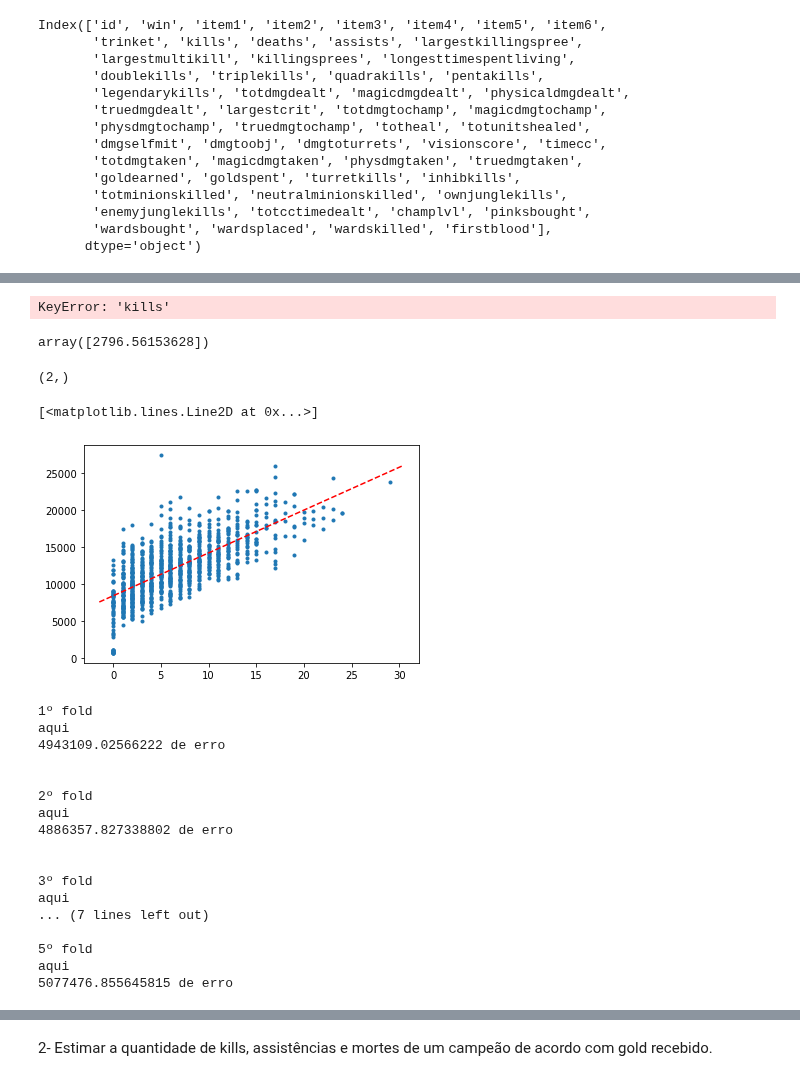
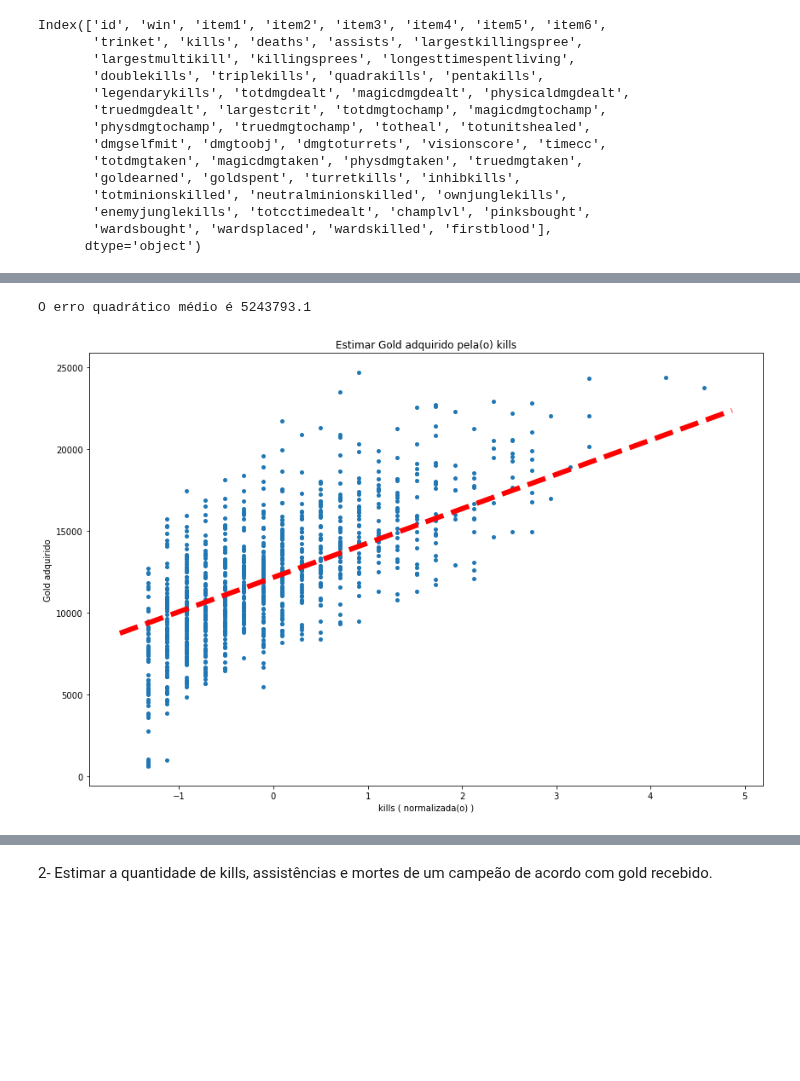
Before and after one commit to guilhermepoluc/league-of-legends-analysis-icd, a Jupyter notebook: regressao.ipynb, the cells around one changed output, grey strips where cells are left out. Saved outputs shown, nothing was run; the diff lists cells and outputs as text; code cells hidden in the pictures; blank space fills up the shorter version.

```diff
--- a/regressao.ipynb
+++ b/regressao.ipynb
@@ -92,8 +153,5 @@ def calculate_LinearRegression(X_train, y_train, X_test, y_test, columnToPrint,
 # %%
-calculate_LinearRegression(X_train, y_train, X_test, y_test, "kills", "Gold adquirido")
+calculate_LinearRegression(Z_train, y_train, Z_test, y_test, "kills", "Gold adquirido")
 # %% [output]
-KeyError: 'kills'
+O erro quadrático médio é 5243793.1
+[figure, added]
-# %%
-clf.coef_
-# %% [output]
-array([2796.56153628])
@@ -103,54 +163,13 @@ intercept = clf.intercept_
 
 # plt.scatter(X_test['totminionskilled'][:samples], y_hat[:samples], label="1")
 
-slope = clf.coef_[0]
+# slope = clf.coef_[0]
 
 
 
-plt.scatter(X_test['kills'], y_val, marker='.')
-axes = plt.gca()
-x_vals = np.array(axes.get_xlim())
-# Z_vals = x_vals - x_vals.mean()
-# Z_vals = Z_vals /Z_vals.std()
-y_vals = intercept + slope* x_vals
-print(y_vals.shape)
-plt.plot(x_vals, y_vals, '--', color='r')
-# plt.legend()
+# plt.scatter(X_test['kills'], y_val, marker='.')
+# axes = plt.gca()
+# x_vals = np.array(axes.get_xlim())
+# y_vals = intercept + slope* x_vals
+# print(y_vals.shape)
+# plt.plot(x_vals, y_vals, '--', color='r')
-# %% [output]
-(2,)
-[<matplotlib.lines.Line2D at 0x...>]
-[figure, removed]
-# %%
-skf = StratifiedKFold(n_splits=, shuffle = True)
-fold = 1
-for train_index, val_index in skf.split(Z_train, y_train):
-    print('{}º fold'.format(fold))
-    clf = LinearRegression()
-    clf.fit(Z_train.values[train_index], y_train.values[train_index])
-    print('aqui')
-    y_val = y_train.values[val_index]
-    y_hat = clf.predict(Z_train.values[val_index])
-    # precision = (y_val == y_hat).mean()
-    error_mean = ((y_val - y_hat)**2).mean()
-    print('{} de erro'.format(error_mean))
-    print('')
-    print('')
-    fold += 1
-# %% [output]
-1º fold
-aqui
-4943109.02566222 de erro
-
-
-2º fold
-aqui
-4886357.827338802 de erro
-
-
-3º fold
-aqui
-... (7 lines left out)
-
-5º fold
-aqui
-5077476.855645815 de erro
```
Also changed, not shown: parts of 41 cells of this notebook.
